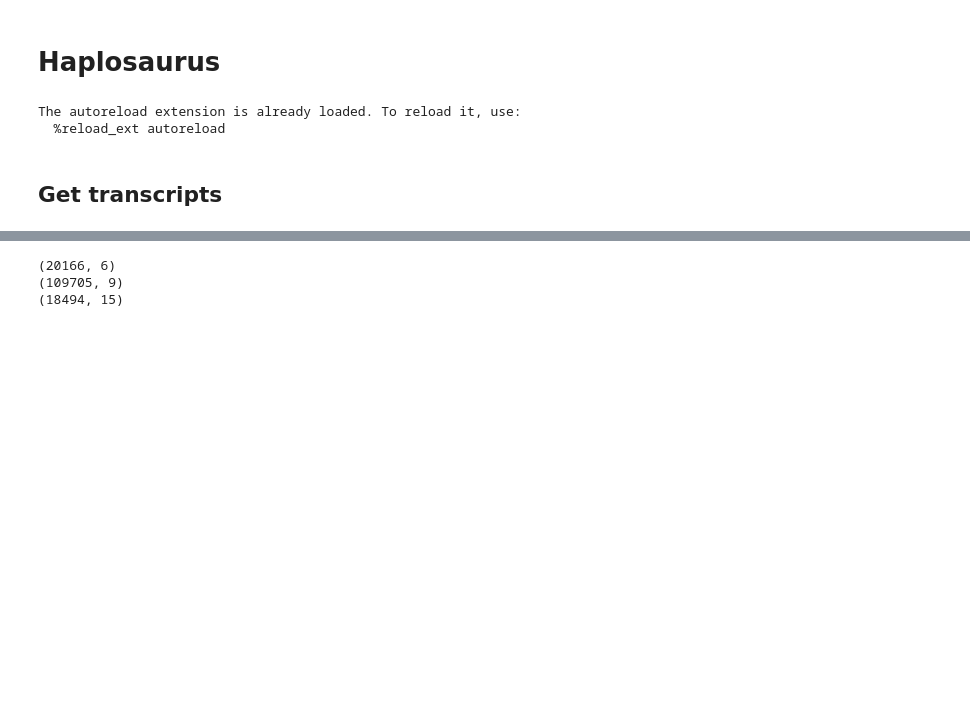
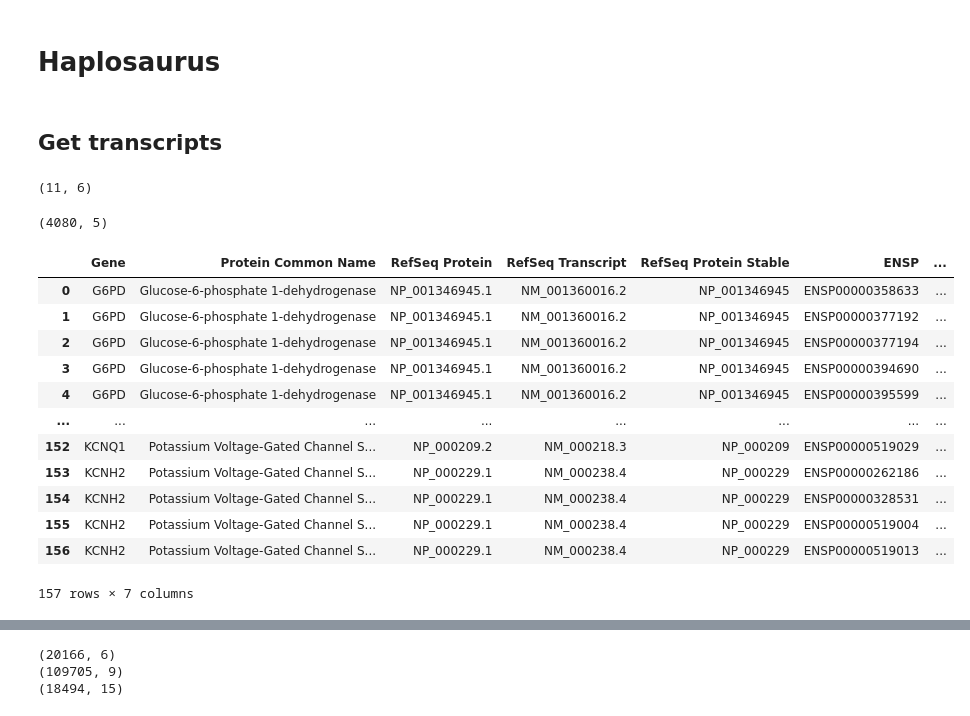
Before and after one commit to bschilder/VEP_protein, a Jupyter notebook: notebooks/haplosaurus.ipynb, the cells around one changed output, grey strips where cells are left out. Drawn from its saved outputs; the diff is of its cells as text; code cells hidden in the pictures; blank space fills up the shorter version.

```diff
--- a/notebooks/haplosaurus.ipynb
+++ b/notebooks/haplosaurus.ipynb
@@ -14,16 +14,33 @@ import src.predict_esm as ESMp
 import src.onekg as onekg
 import src.utils as utils
 import src.gprofiler as gp
-# import src.proteingym as pg
 from src.config import DATA_DIR
-
-import sys
-sys.path.append('ProteinGym')
-import proteingym.utils.download as pgd # Local version
+import src.proteingym as pg
 
 pd.set_option('display.max_columns', None)
-# %% [output]
-The autoreload extension is already loaded. To reload it, use:
-  %reload_ext autoreload
 # %% [markdown]
 ## Get transcripts
+# %%
+candidate_proteins = utils.get_candidate_proteins()
+print(candidate_proteins.shape)
+proteins_df = pg.merge_resources()
+print(proteins_df.shape)
+# %% [output]
+(11, 6)
+(4080, 5)
+# %%
+gp.map_ids(candidate_proteins, on_left='RefSeq Protein', target_namespace='ENSP')
+# %% [output]
+|  | Gene | Protein Common Name | RefSeq Protein | RefSeq Transcript | RefSeq Protein Stable | ENSP | ... |
+| 0 | G6PD | Glucose-6-phosphate 1-dehydrogenase | NP_001346945.1 | NM_001360016.2 | NP_001346945 | ENSP00000358633 | ... |
+| 1 | G6PD | Glucose-6-phosphate 1-dehydrogenase | NP_001346945.1 | NM_001360016.2 | NP_001346945 | ENSP00000377192 | ... |
+| 2 | G6PD | Glucose-6-phosphate 1-dehydrogenase | NP_001346945.1 | NM_001360016.2 | NP_001346945 | ENSP00000377194 | ... |
+| 3 | G6PD | Glucose-6-phosphate 1-dehydrogenase | NP_001346945.1 | NM_001360016.2 | NP_001346945 | ENSP00000394690 | ... |
+| 4 | G6PD | Glucose-6-phosphate 1-dehydrogenase | NP_001346945.1 | NM_001360016.2 | NP_001346945 | ENSP00000395599 | ... |
+| ... | ... | ... | ... | ... | ... | ... | ... |
+| 152 | KCNQ1 | Potassium Voltage-Gated Channel S... | NP_000209.2 | NM_000218.3 | NP_000209 | ENSP00000519029 | ... |
+| 153 | KCNH2 | Potassium Voltage-Gated Channel S... | NP_000229.1 | NM_000238.4 | NP_000229 | ENSP00000262186 | ... |
+| 154 | KCNH2 | Potassium Voltage-Gated Channel S... | NP_000229.1 | NM_000238.4 | NP_000229 | ENSP00000328531 | ... |
+| 155 | KCNH2 | Potassium Voltage-Gated Channel S... | NP_000229.1 | NM_000238.4 | NP_000229 | ENSP00000519004 | ... |
+| 156 | KCNH2 | Potassium Voltage-Gated Channel S... | NP_000229.1 | NM_000238.4 | NP_000229 | ENSP00000519013 | ... |
+157 rows × 7 columns
```
Also changed, not shown: parts of 4 cells of this notebook, 8 other files.
